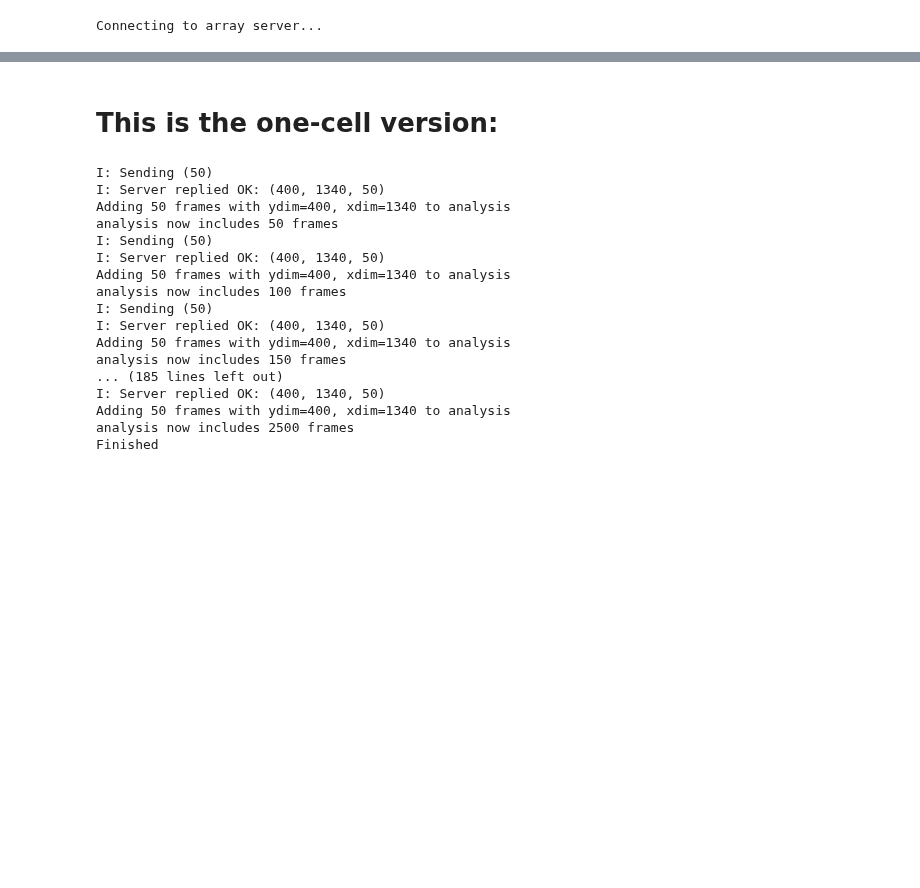
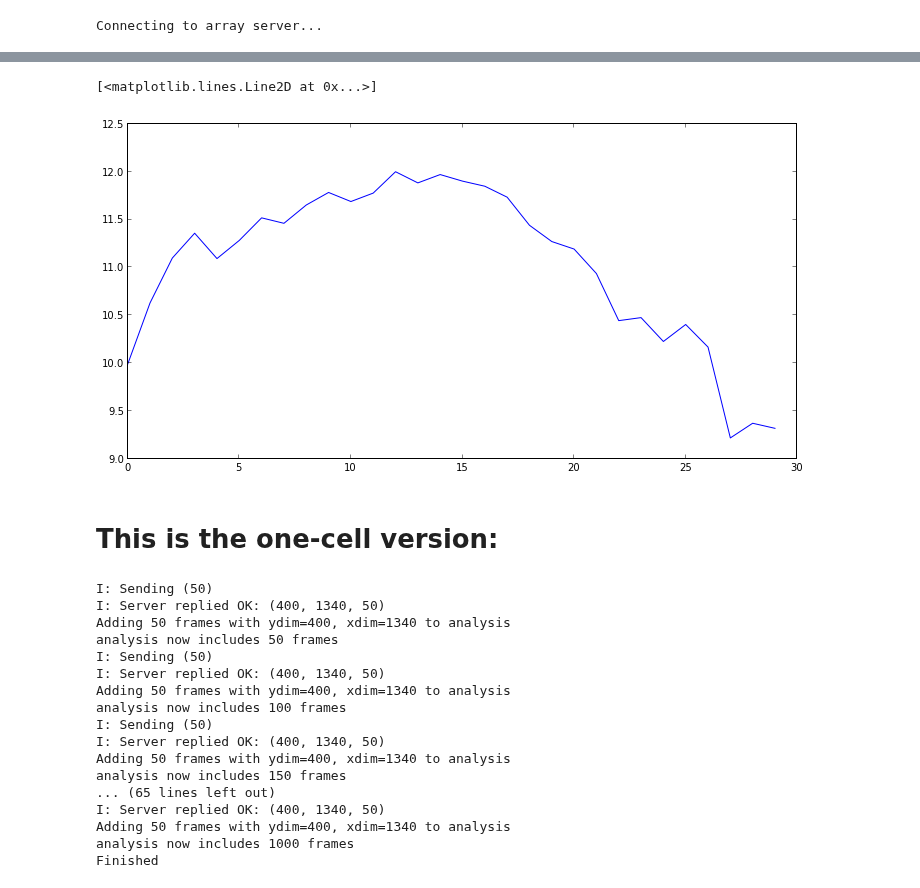
Before and after one commit to DawesLab/CCDimage, a Jupyter notebook: CCDimage.ipynb, the cells around one changed output, grey strips where cells are left out. Drawn from its saved outputs; the diff is of its cells as text; code cells hidden in the pictures; blank space fills up the shorter version.

```diff
--- a/CCDimage.ipynb
+++ b/CCDimage.ipynb
@@ -118,8 +119,13 @@ for shot in fftComplex:
+# %%
+pylab.plot(numpy.log(abs(fft( corrected[195:205,:,0].sum(axis = 0)  )[230:260] )))
+# %% [output]
+[<matplotlib.lines.Line2D at 0x...>]
+[figure, added]
 # %% [markdown]
 # This is the one-cell version:
 # %%
 output = []
-for i in range(50):
+for i in range(20):
     request_images(client,N=50)
     data = open_images()
     frames = data.shape[2]
@@ -131,9 +137,10 @@ for i in range(50):
     for f in range (0, frames):
         #fftComplex.append(fftshift(fft(data[ydim/2,:,f])))
         # vertical sum over middle 10 rows:
-        fftComplex.append(fft( data[195:205,:,f].sum(axis = 0) ))
+        corrected = data[:,:,f] - background[:,:,0] # could probably speed this up?
+        fftComplex.append(fft( corrected[195:205,:].sum(axis = 0) ))
     for shot in fftComplex:
-        output.append(shot[249]) # Change this to match chosen mode!
+        output.append(shot[242]) # Change this to match chosen mode!
     print "analysis now includes %i frames" % len(output)
     #qfig = Qfunc.qfuncimage(output,15,0)
     #saveQfig()
@@ -152,8 +159,8 @@ I: Sending (50)
 I: Server replied OK: (400, 1340, 50)
 Adding 50 frames with ydim=400, xdim=1340 to analysis
 analysis now includes 150 frames
-... (185 lines left out)
+... (65 lines left out)
 I: Server replied OK: (400, 1340, 50)
 Adding 50 frames with ydim=400, xdim=1340 to analysis
-analysis now includes 2500 frames
+analysis now includes 1000 frames
 Finished
```
Also changed, not shown: parts of 28 cells of this notebook.
